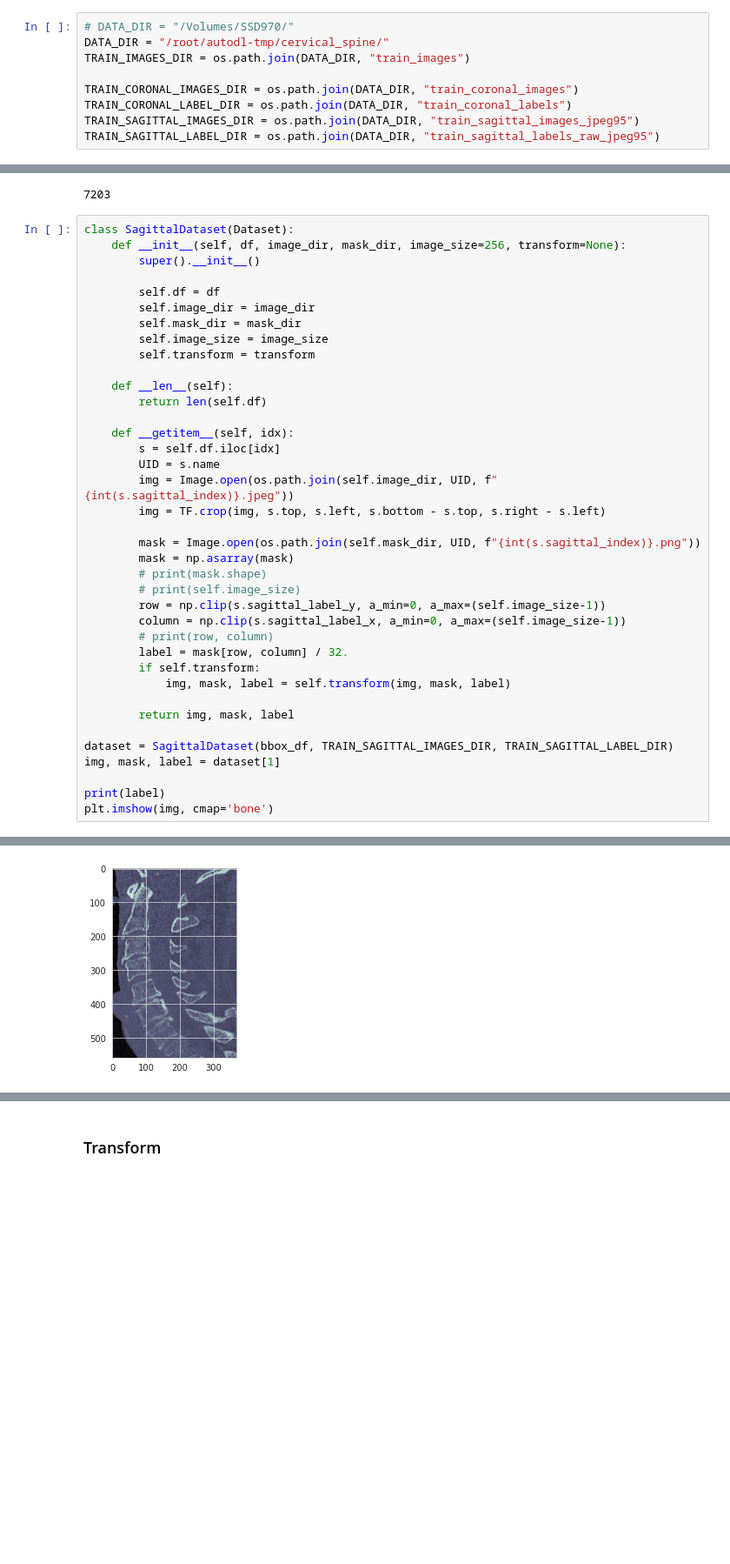
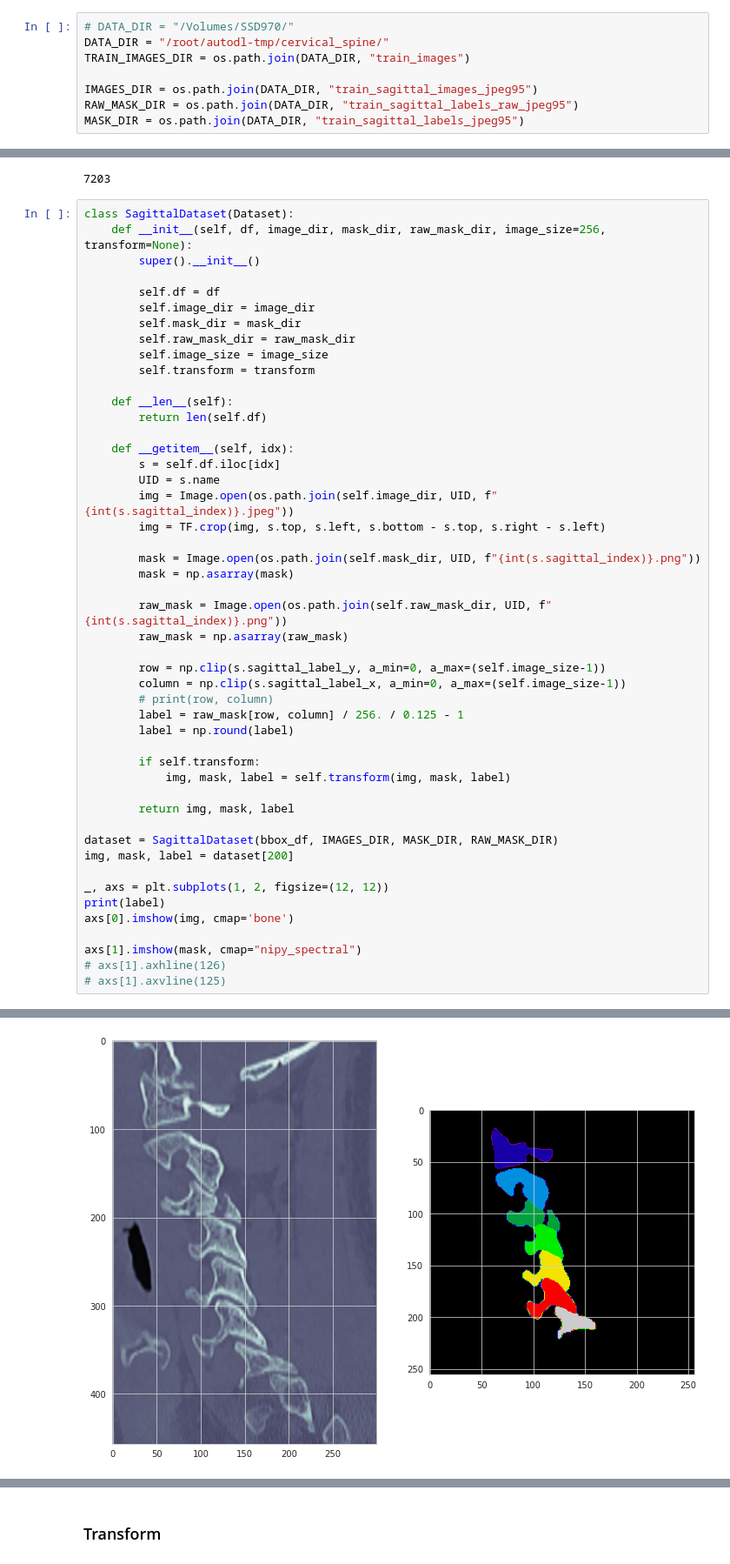
Before and after one commit to ghty011/cervical_spine, a Jupyter notebook: train/train_sagittal_bbox_classification.ipynb, the cells around one changed output, grey strips where cells are left out. Shown at 87% size. Drawn from its saved outputs; the diff is of its cells as text; blank space fills up the shorter version.

```diff
--- a/train/train_sagittal_bbox_classification.ipynb
+++ b/train/train_sagittal_bbox_classification.ipynb
@@ -57,10 +64,9 @@ device = 'cuda' if torch.cuda.is_available() else 'cpu'
 DATA_DIR = "/root/autodl-tmp/cervical_spine/"
 TRAIN_IMAGES_DIR = os.path.join(DATA_DIR, "train_images")
 
-TRAIN_CORONAL_IMAGES_DIR = os.path.join(DATA_DIR, "train_coronal_images")
-TRAIN_CORONAL_LABEL_DIR = os.path.join(DATA_DIR, "train_coronal_labels")
-TRAIN_SAGITTAL_IMAGES_DIR = os.path.join(DATA_DIR, "train_sagittal_images_jpeg95")
-TRAIN_SAGITTAL_LABEL_DIR = os.path.join(DATA_DIR, "train_sagittal_labels_raw_jpeg95")
+IMAGES_DIR = os.path.join(DATA_DIR, "train_sagittal_images_jpeg95")
+RAW_MASK_DIR = os.path.join(DATA_DIR, "train_sagittal_labels_raw_jpeg95")
+MASK_DIR = os.path.join(DATA_DIR, "train_sagittal_labels_jpeg95")
 # %%
 bbox_df = pd.read_csv('train_bbox_sagittal_classification.csv').set_index("UID")
 bbox_df.head()
@@ -79,12 +85,13 @@ len(bbox_df)
 7203
 # %%
 class SagittalDataset(Dataset):
-    def __init__(self, df, image_dir, mask_dir, image_size=256, transform=None):
+    def __init__(self, df, image_dir, mask_dir, raw_mask_dir, image_size=256, transform=None):
         super().__init__()
 
         self.df = df
         self.image_dir = image_dir
         self.mask_dir = mask_dir
+        self.raw_mask_dir = raw_mask_dir
         self.image_size = image_size
         self.transform = transform
 
@@ -99,20 +106,29 @@ class SagittalDataset(Dataset):
 
         mask = Image.open(os.path.join(self.mask_dir, UID, f"{int(s.sagittal_index)}.png"))
         mask = np.asarray(mask)
-        # print(mask.shape)
-        # print(self.image_size)
+
+        raw_mask = Image.open(os.path.join(self.raw_mask_dir, UID, f"{int(s.sagittal_index)}.png"))
+        raw_mask = np.asarray(raw_mask)
+
         row = np.clip(s.sagittal_label_y, a_min=0, a_max=(self.image_size-1))
         column = np.clip(s.sagittal_label_x, a_min=0, a_max=(self.image_size-1))
         # print(row, column)
-        label = mask[row, column] / 32.
+        label = raw_mask[row, column] / 256. / 0.125 - 1
+        label = np.round(label)
+
         if self.transform:
             img, mask, label = self.transform(img, mask, label)
 
         return img, mask, label
 
-dataset = SagittalDataset(bbox_df, TRAIN_SAGITTAL_IMAGES_DIR, TRAIN_SAGITTAL_LABEL_DIR)
-img, mask, label = dataset[1]
+dataset = SagittalDataset(bbox_df, IMAGES_DIR, MASK_DIR, RAW_MASK_DIR)
+img, mask, label = dataset[200]
 
+_, axs = plt.subplots(1, 2, figsize=(12, 12))
 print(label)
-plt.imshow(img, cmap='bone')
+axs[0].imshow(img, cmap='bone')
+
+axs[1].imshow(mask, cmap="nipy_spectral")
+# axs[1].axhline(126)
+# axs[1].axvline(125)
 # %% [output]
@@ -120,2 +136,2 @@ plt.imshow(img, cmap='bone')
 <matplotlib.image.AxesImage at 0x...>
-[figure, old version]
+[figure, new version]
```
Also changed, not shown: parts of 17 cells of this notebook.
